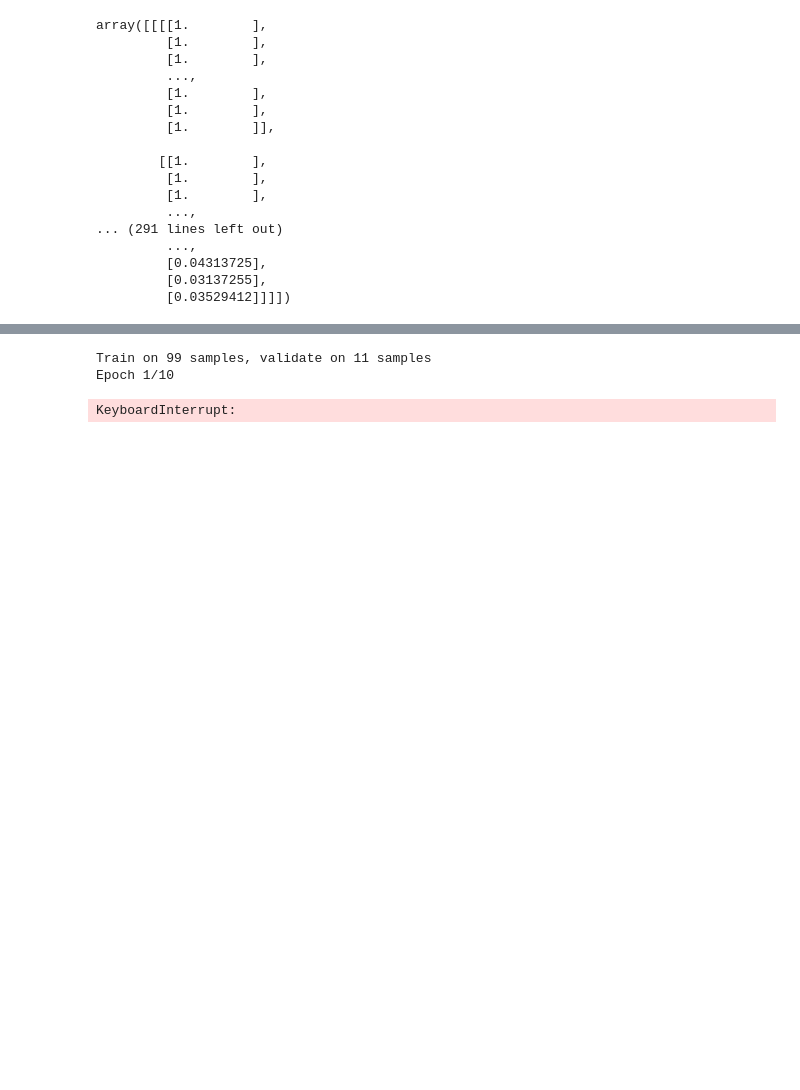
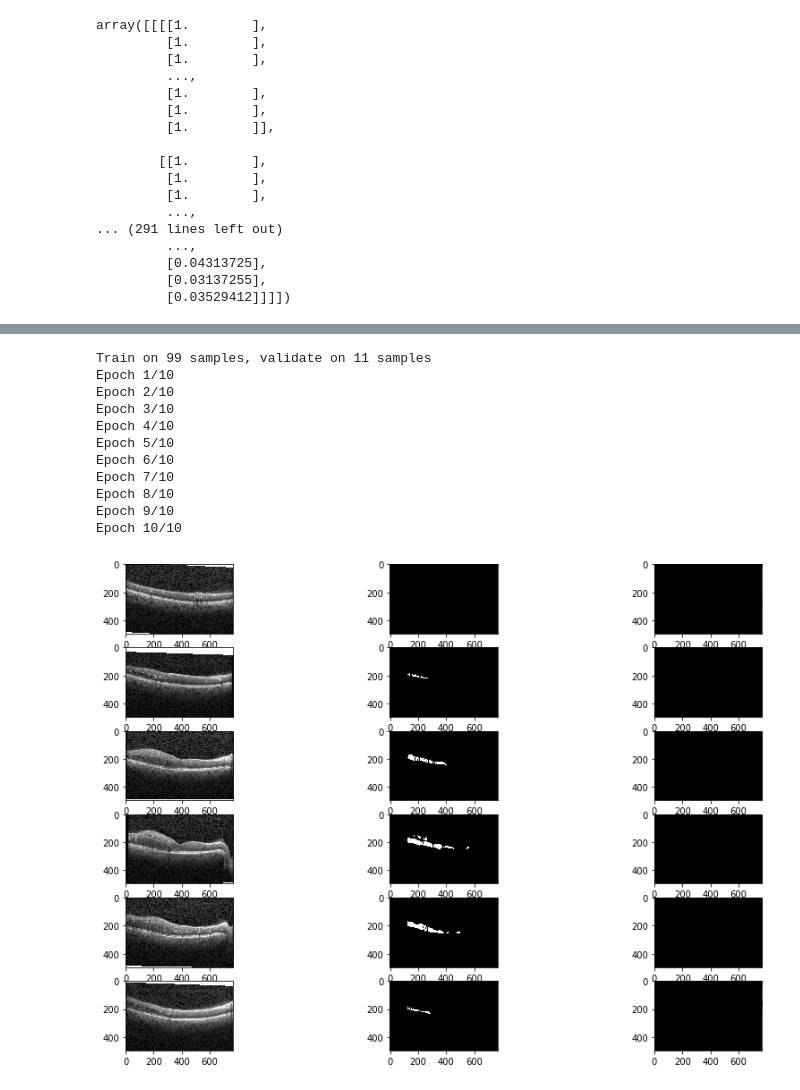
Before and after one commit to Malcolm-Ma/DL_Final_Project, a Jupyter notebook: src/trainUnet.ipynb, the cells around one changed output, grey strips where cells are left out. Saved outputs shown, nothing was run; the diff lists cells and outputs as text; code cells hidden in the pictures; blank space fills up the shorter version.

```diff
--- a/src/trainUnet.ipynb
+++ b/src/trainUnet.ipynb
@@ -56,7 +59,7 @@ def create_dataset(paths):
     x = []
     y = []
 
-    for path in tqdm(paths):
+    for path in paths:
         mat = scipy.io.loadmat(path)
         img_tensor = mat['images']
         fluid_tensor = mat['manualFluid1']
@@ -186,4 +189,12 @@ results = model.fit(x_train, y_train, validation_data=(x_val, y_val), batch_size
 # %% [output]
 Train on 99 samples, validate on 11 samples
 Epoch 1/10
+Epoch 2/10
+Epoch 3/10
+Epoch 4/10
+Epoch 5/10
+Epoch 6/10
+Epoch 7/10
+Epoch 8/10
+Epoch 9/10
+Epoch 10/10
-KeyboardInterrupt:
@@ -191,0 +201,15 @@ plt()
+# %%
+pred = model.predict(x_val)
+# %%
+pred = (pred > 0.5).astype(np.uint8)
+# %%
+nrows = 6
+fig, axes = plt.subplots(nrows=nrows, ncols=3, figsize=(15, 10))
+for i in range(nrows):
+    axes[i][0].imshow(np.reshape(x_val[2*i], (496, 768)), cmap='Greys_r')
+    axes[i][1].imshow(np.reshape(y_val[2*i], (496, 768)), cmap='Greys_r')
+    axes[i][2].imshow(np.reshape(pred[2*i], (496, 768)), cmap='Greys_r')
+
+plt.show()
+# %% [output]
+[figure, added]
```
Also changed, not shown: parts of 5 cells of this notebook, 1 other file.
